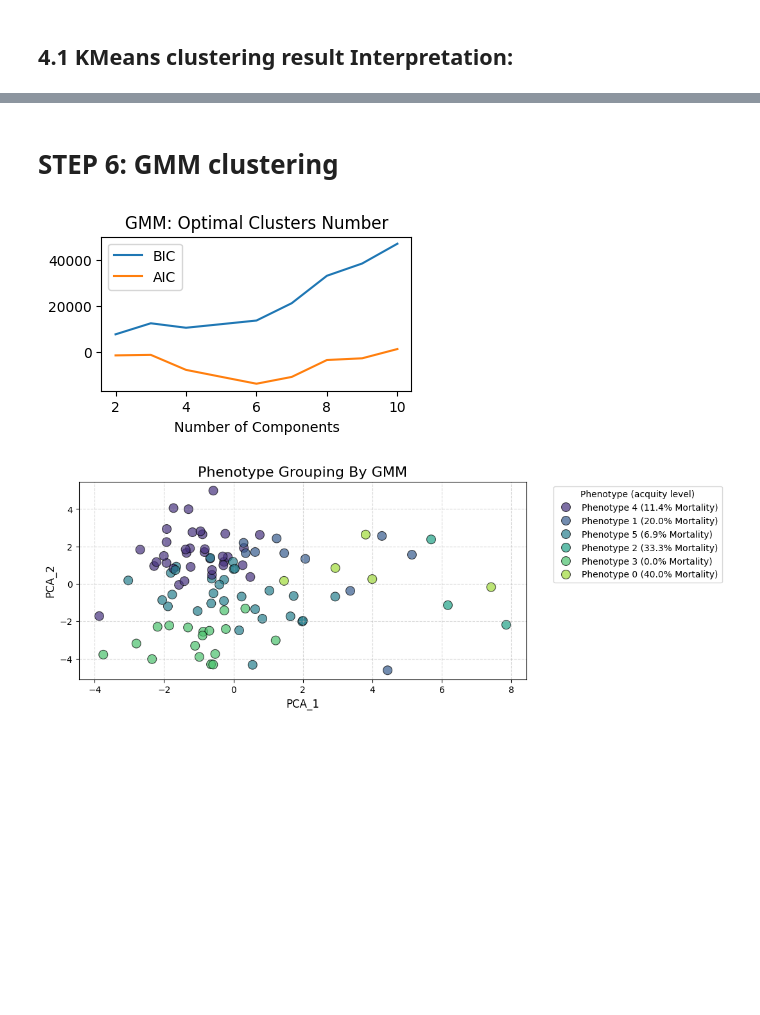
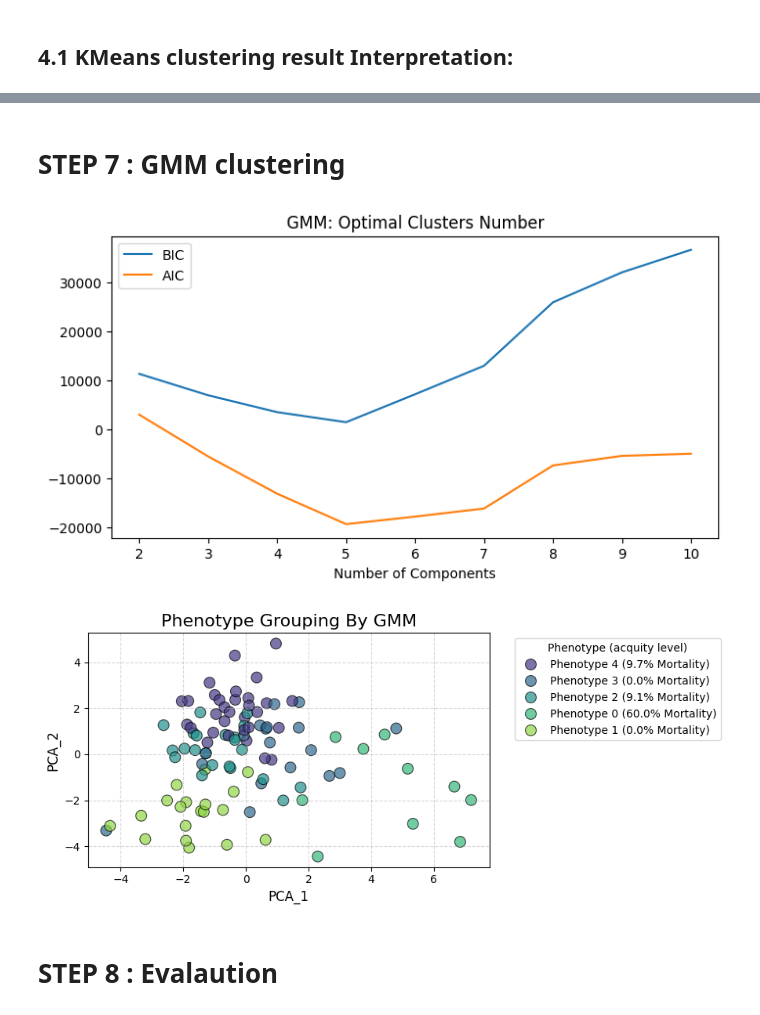
Before and after one commit to OnsHanafi/icu-acquity-phenotyping, a Jupyter notebook: ICUproject.ipynb, the cells around one changed output, grey strips where cells are left out. Drawn from its saved outputs; the diff is of its cells as text; code cells hidden in the pictures; blank space fills up the shorter version.

```diff
--- a/ICUproject.ipynb
+++ b/ICUproject.ipynb
@@ -1071,3 +1071,6 @@ plt.show()
 --- Discover how organ lab results work together (exp: creatinie+BUN for renal function=>Kudney) and their effects on mortality rate (acquity level)
 # %% [markdown]
 --- Discover if certain admissions are charecterised by certain lab results (with are done later in icu stay) (could be plotted by heatmap)
+# %%
+df=df.drop(columns=["HR_fluct","BP_fluct", "RR_fluct"])
+df.info()
@@ -1130,12 +1151,12 @@ plt.title('Elbow Method for Optimal Phenotypes')
 plt.show()
 # --- 1. K-Means Clustering Execution ---
 # We use k=4 based on your elbow method analysis
-Cluster_kmeans = KMeans(n_clusters=6, random_state=42, n_init=30)
+Cluster_kmeans = KMeans(n_clusters=4, random_state=42, n_init=30)
 df['phenotype_kmm'] = Cluster_kmeans.fit_predict(X_processed)
 
 # --- 2. Calculate Mortality Rates for Labeling ---
 kmeans_rates = df.groupby('phenotype_kmm')['hospital_expire_flag'].mean() * 100
-kmeans_labels = {i: f"Phenotype {i} ({kmeans_rates[i]:.1f}% Mortality)" for i in range(6)}
+kmeans_labels = {i: f"Phenotype {i} ({kmeans_rates[i]:.1f}% Mortality)" for i in range(4)}
 df['kmeans_label'] = df['phenotype_kmm'].map(kmeans_labels)
 
 
@@ -1276,5 +1293,5 @@ plt.show()
 # %% [markdown]
-# STEP 6: GMM clustering
+# STEP 7 : GMM clustering
 # %%
 
 # --- 1. BIC/AIC: Finding Optimal number of Clusters (n_components) ---
@@ -1282,7 +1299,7 @@ plt.show()
 n_components = range(2, 11)
 models = [GaussianMixture(n, covariance_type='full', random_state=42).fit(X_processed) for n in n_components]
 
-plt.figure(figsize=(4, 2))
+plt.figure(figsize=(8, 4))
 plt.plot(n_components, [m.bic(X_processed) for m in models], label='BIC')
 plt.plot(n_components, [m.aic(X_processed) for m in models], label='AIC')
 plt.xlabel('Number of Components')
@@ -1291,38 +1308,40 @@ plt.title('GMM: Optimal Clusters Number')
 plt.show()
 
 # --- 2. execute GMM ---
-gmm = GaussianMixture(n_components=6, covariance_type='full', random_state=42)
+gmm = GaussianMixture(n_components=5, covariance_type='full', random_state=42)
 df['phenotype_gmm'] = gmm.fit_predict(X_processed)
 
 # *** For better understanding we will add mortality rate (which is an indication of acquity level) for each phenotype to the descriptive ***
 
 # 2. Calculate Mortality Rate per Phenotype
 gmm_rates = df.groupby('phenotype_gmm')['hospital_expire_flag'].mean() * 100
 
 # 3. Create labels ( Phenotype X (YZ% Mortality))
-cluster_gmm_labels = {i: f"Phenotype {i} ({gmm_rates[i]:.1f}% Mortality)" for i in range(6)}
+cluster_gmm_labels = {i: f"Phenotype {i} ({gmm_rates[i]:.1f}% Mortality)" for i in range(5)}
 df['gmm_label'] = df['phenotype_gmm'].map(cluster_gmm_labels)
 
 # 4. GMM Cluster Visualization
 plt.figure(figsize=(9, 4))
 sns.scatterplot(
     x=pca_1,
     y=pca_2,
     hue=df['gmm_label'],
     palette='viridis',
     alpha=0.7,
     s=100,
     edgecolor='black'
 )
 
 plt.title('Phenotype Grouping By GMM', fontsize=16)
 plt.xlabel('PCA_1', fontsize=12)
 plt.ylabel('PCA_2', fontsize=12)
 plt.legend(title='Phenotype (acquity level)', bbox_to_anchor=(1.05, 1), loc='upper left')
 plt.grid(True, linestyle='--', alpha=0.5)
 
-# plt.tight_layout()
+plt.tight_layout()
 plt.show()
 # %% [output]
-[figure, old version]
+[figure, new version]
-[figure, old version]
+[figure, new version]
+# %% [markdown]
+# STEP 8 : Evalaution
```
Also changed, not shown: parts of 10 cells of this notebook.
